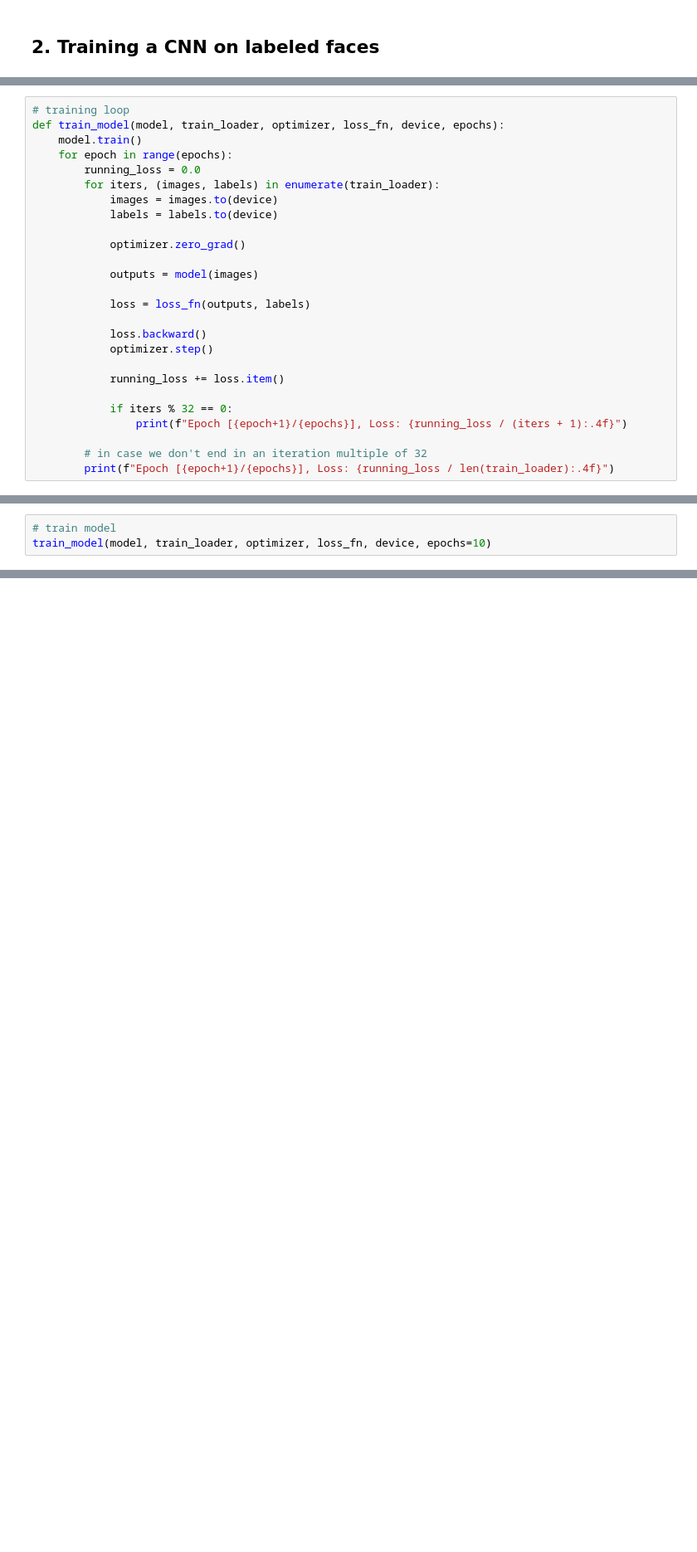
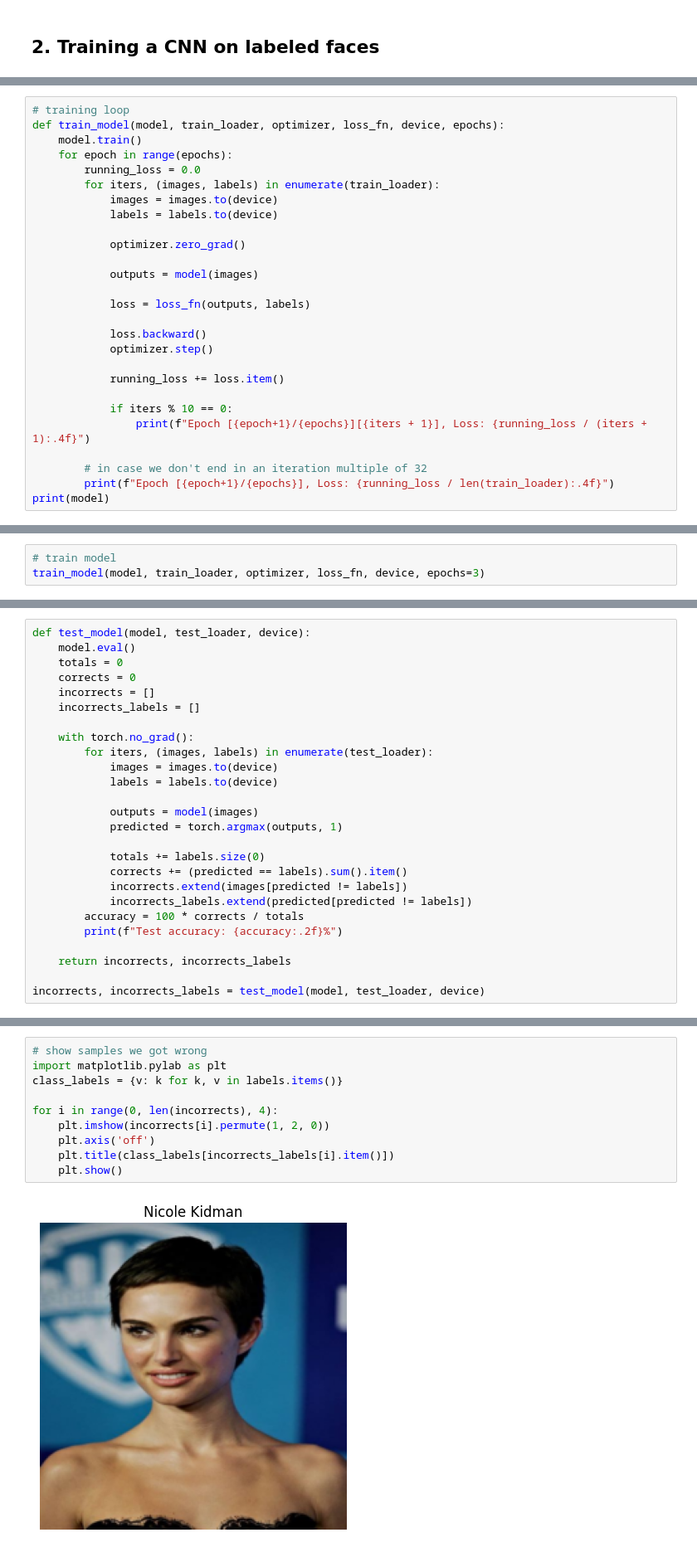
Before and after one commit to Orbital-Web/facerec, a Jupyter notebook: project.ipynb, the cells around one changed output, grey strips where cells are left out. Shown at 83% size. Cells and saved outputs as stored; diff of their text form; blank space fills up the shorter version.

Commit message:
feat: training

```diff
--- a/project.ipynb
+++ b/project.ipynb
@@ -127,8 +161,9 @@ def train_model(model, train_loader, optimizer, loss_fn, device, epochs):
 
             running_loss += loss.item()
 
-            if iters % 32 == 0:
-                print(f"Epoch [{epoch+1}/{epochs}], Loss: {running_loss / (iters + 1):.4f}")
+            if iters % 10 == 0:
+                print(f"Epoch [{epoch+1}/{epochs}][{iters + 1}], Loss: {running_loss / (iters + 1):.4f}")
 
         # in case we don't end in an iteration multiple of 32
         print(f"Epoch [{epoch+1}/{epochs}], Loss: {running_loss / len(train_loader):.4f}")
+print(model)
@@ -135,4 +188,4 @@ def train_model(model, train_loader, optimizer, loss_fn, device, epochs):
 # %%
 # train model
-train_model(model, train_loader, optimizer, loss_fn, device, epochs=10)
+train_model(model, train_loader, optimizer, loss_fn, device, epochs=3)
 # %% [output]
@@ -142,0 +230,26 @@ KeyboardInterrupt:
+# %%
+def test_model(model, test_loader, device):
+    model.eval()
+    totals = 0
+    corrects = 0
+    incorrects = []
+    incorrects_labels = []
+
+    with torch.no_grad():
+        for iters, (images, labels) in enumerate(test_loader):
+            images = images.to(device)
+            labels = labels.to(device)
+
+            outputs = model(images)
+            predicted = torch.argmax(outputs, 1)
+
+            totals += labels.size(0)
+            corrects += (predicted == labels).sum().item()
+            incorrects.extend(images[predicted != labels])
+            incorrects_labels.extend(predicted[predicted != labels])
+        accuracy = 100 * corrects / totals
+        print(f"Test accuracy: {accuracy:.2f}%")
+
+    return incorrects, incorrects_labels
+
+incorrects, incorrects_labels = test_model(model, test_loader, device)
@@ -142,0 +258,12 @@ KeyboardInterrupt:
+# %%
+# show samples we got wrong
+import matplotlib.pylab as plt
+class_labels = {v: k for k, v in labels.items()}
+
+for i in range(0, len(incorrects), 4):
+    plt.imshow(incorrects[i].permute(1, 2, 0))
+    plt.axis('off')
+    plt.title(class_labels[incorrects_labels[i].item()])
+    plt.show()
+# %% [output]
+[figure, added]
```
Also changed, not shown: parts of 10 cells of this notebook, 1 other file.
